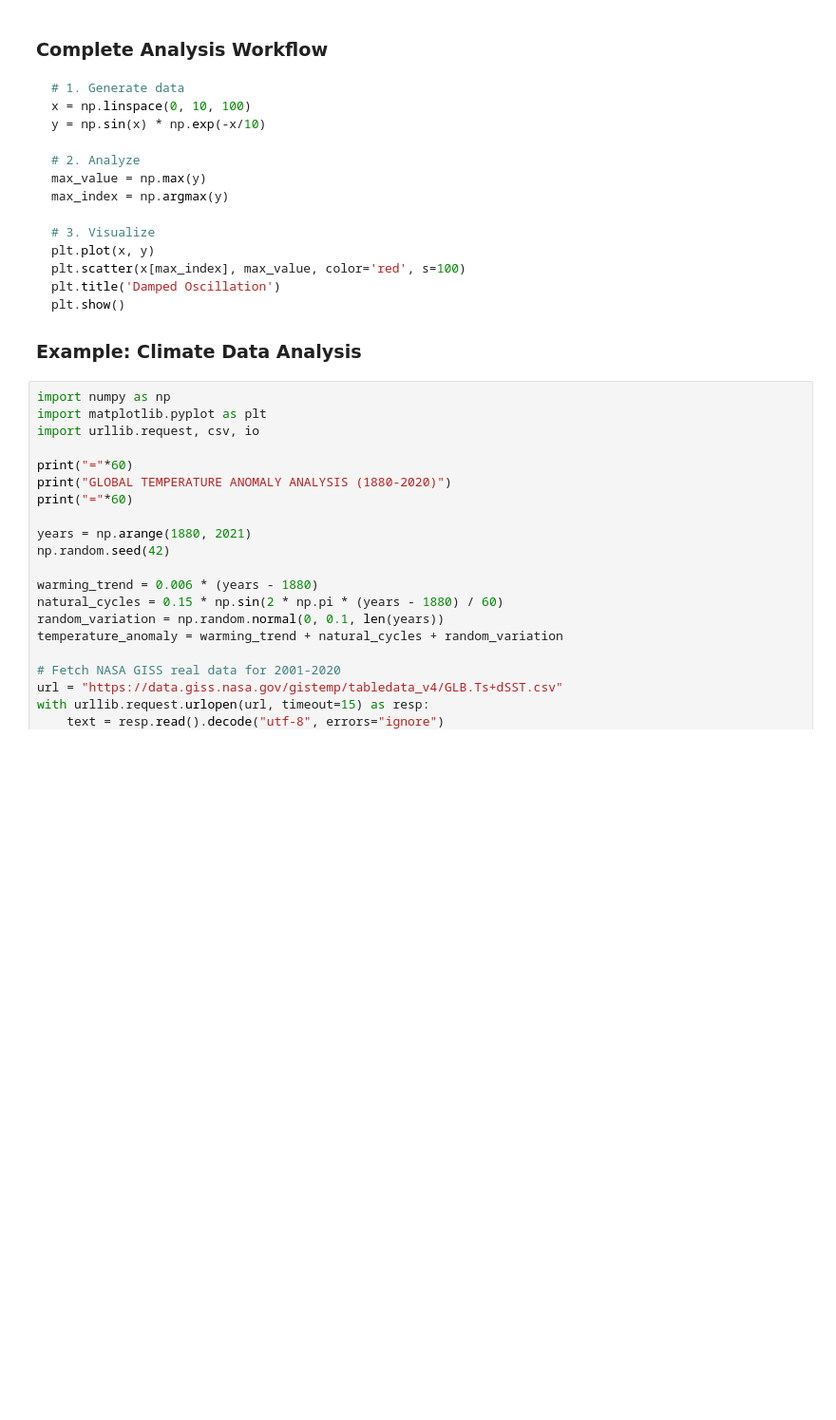
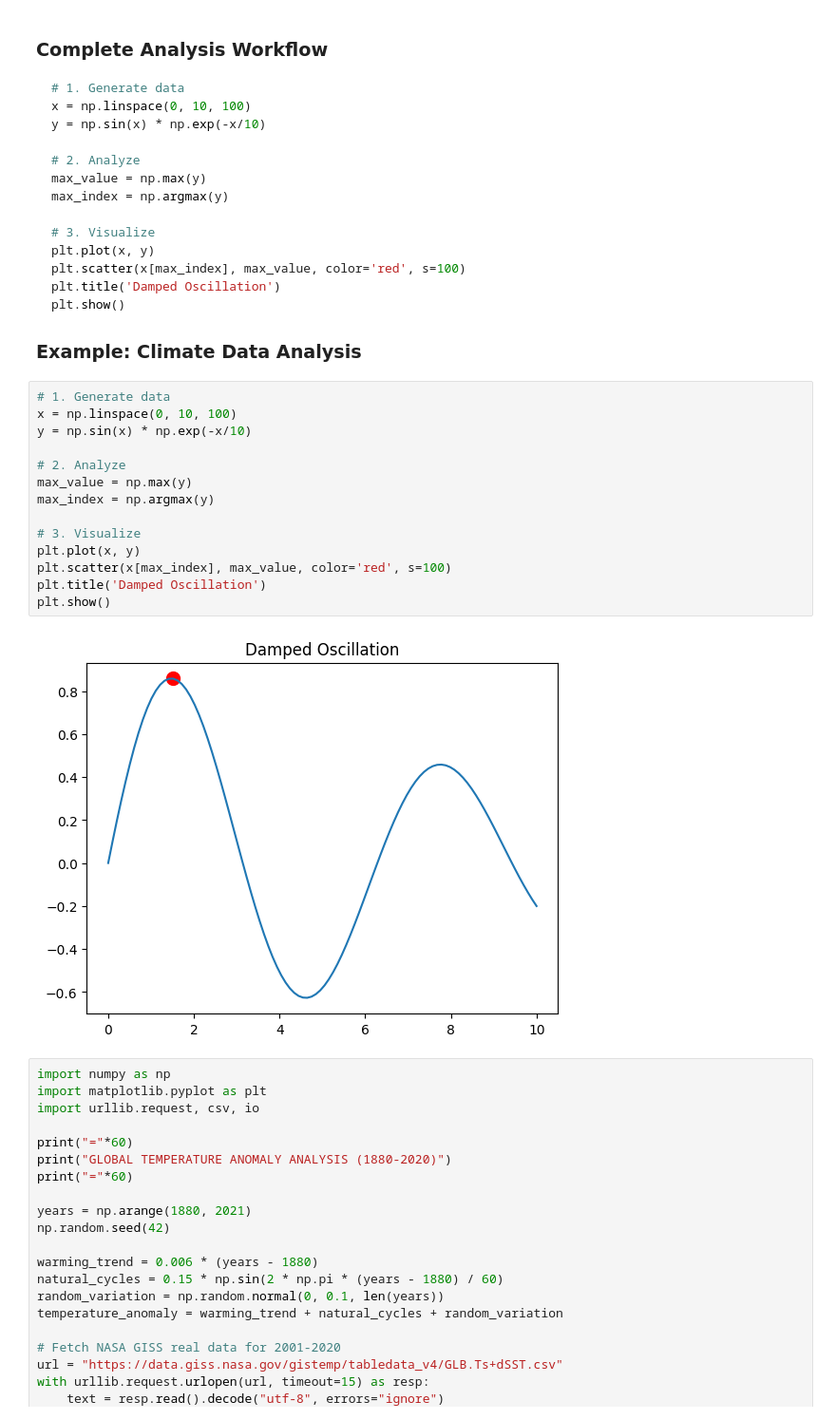
Before and after one commit to pemson-18/intro-to-python, a Jupyter notebook: Python_Worksheet_Part2.ipynb, the cells around one changed output. Shown at 95% size. Drawn from its saved outputs; the diff is of its cells as text; blank space fills up the shorter version.

````diff
--- a/Python_Worksheet_Part2.ipynb
+++ b/Python_Worksheet_Part2.ipynb
@@ -410,6 +436,22 @@ plt.show()
 ```
 
 ### Example: Climate Data Analysis
+# %%
+# 1. Generate data
+x = np.linspace(0, 10, 100)
+y = np.sin(x) * np.exp(-x/10)
+
+# 2. Analyze
+max_value = np.max(y)
+max_index = np.argmax(y)
+
+# 3. Visualize
+plt.plot(x, y)
+plt.scatter(x[max_index], max_value, color='red', s=100)
+plt.title('Damped Oscillation')
+plt.show()
+# %% [output]
+[figure, added]
 # %%
 import numpy as np
 import matplotlib.pyplot as plt
````
Also changed, not shown: parts of 1 cell of this notebook.
